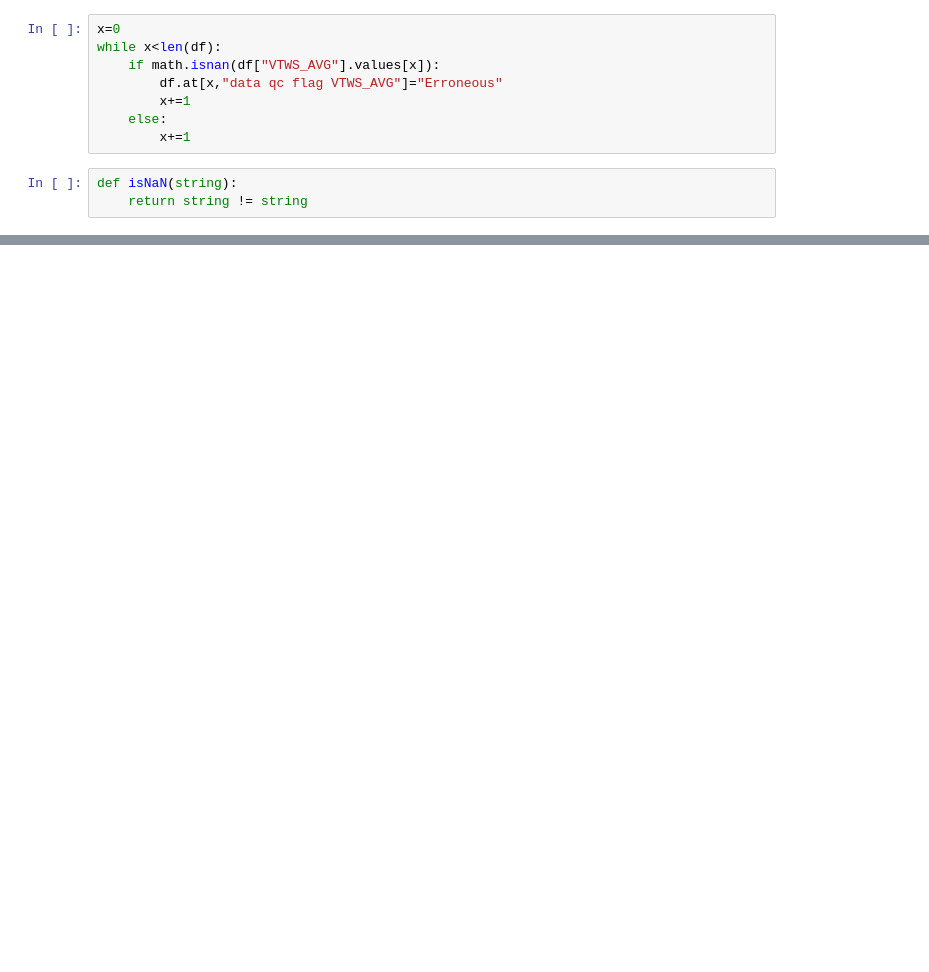
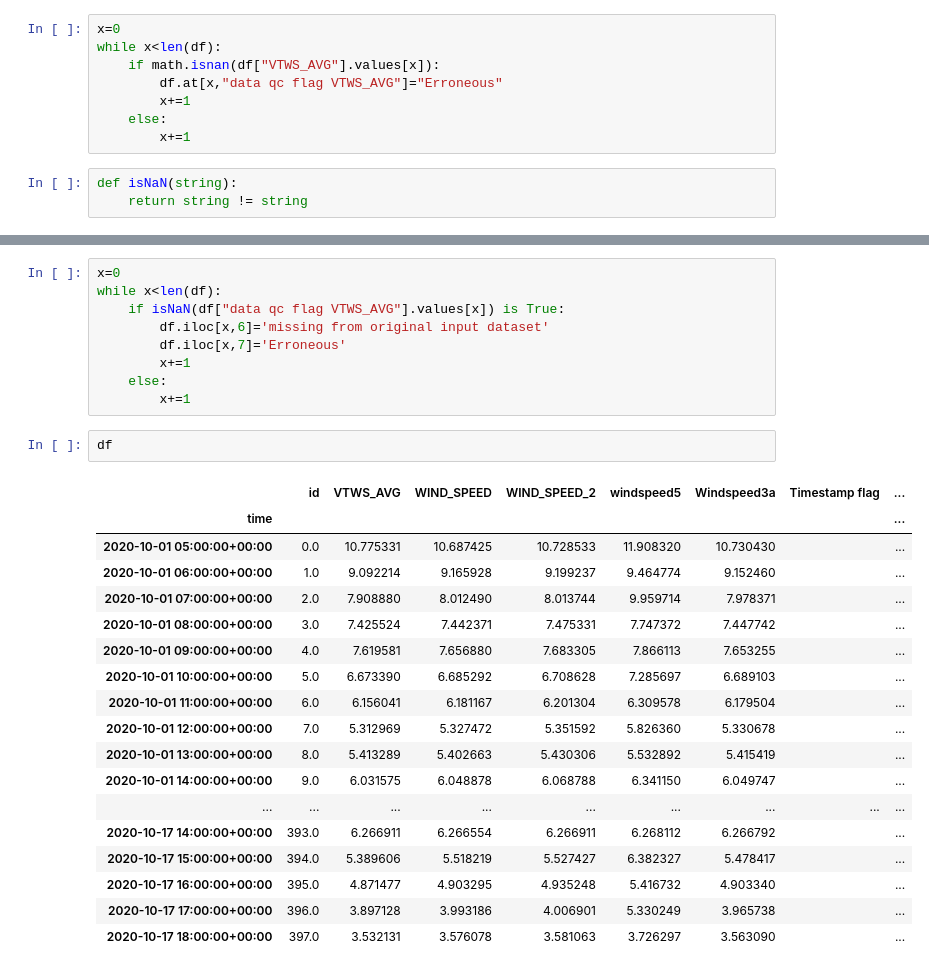
Before and after one commit to ReidHolben/SCE, a Jupyter notebook: SCE Code.ipynb, the cells around one changed output, grey strips where cells are left out. Saved outputs shown, nothing was run; the diff lists cells and outputs as text; blank space fills up the shorter version.

```diff
--- a/SCE Code.ipynb
+++ b/SCE Code.ipynb
@@ -91,0 +77,30 @@ df
+# %%
+x=0
+while x<len(df):
+    if isNaN(df["data qc flag VTWS_AVG"].values[x]) is True:
+        df.iloc[x,6]='missing from original input dataset'
+        df.iloc[x,7]='Erroneous'
+        x+=1
+    else:
+        x+=1
+# %%
+df
+# %% [output]
+|  | id | VTWS_AVG | WIND_SPEED | WIND_SPEED_2 | windspeed5 | Windspeed3a | Timestamp flag | ... |
+| time |  |  |  |  |  |  |  | ... |
+| 2020-10-01 05:00:00+00:00 | 0.0 | 10.775331 | 10.687425 | 10.728533 | 11.908320 | 10.730430 |  | ... |
+| 2020-10-01 06:00:00+00:00 | 1.0 | 9.092214 | 9.165928 | 9.199237 | 9.464774 | 9.152460 |  | ... |
+| 2020-10-01 07:00:00+00:00 | 2.0 | 7.908880 | 8.012490 | 8.013744 | 9.959714 | 7.978371 |  | ... |
+| 2020-10-01 08:00:00+00:00 | 3.0 | 7.425524 | 7.442371 | 7.475331 | 7.747372 | 7.447742 |  | ... |
+| 2020-10-01 09:00:00+00:00 | 4.0 | 7.619581 | 7.656880 | 7.683305 | 7.866113 | 7.653255 |  | ... |
+| 2020-10-01 10:00:00+00:00 | 5.0 | 6.673390 | 6.685292 | 6.708628 | 7.285697 | 6.689103 |  | ... |
+| 2020-10-01 11:00:00+00:00 | 6.0 | 6.156041 | 6.181167 | 6.201304 | 6.309578 | 6.179504 |  | ... |
+| 2020-10-01 12:00:00+00:00 | 7.0 | 5.312969 | 5.327472 | 5.351592 | 5.826360 | 5.330678 |  | ... |
+| 2020-10-01 13:00:00+00:00 | 8.0 | 5.413289 | 5.402663 | 5.430306 | 5.532892 | 5.415419 |  | ... |
+| 2020-10-01 14:00:00+00:00 | 9.0 | 6.031575 | 6.048878 | 6.068788 | 6.341150 | 6.049747 |  | ... |
+| ... | ... | ... | ... | ... | ... | ... | ... | ... |
+| 2020-10-17 14:00:00+00:00 | 393.0 | 6.266911 | 6.266554 | 6.266911 | 6.268112 | 6.266792 |  | ... |
+| 2020-10-17 15:00:00+00:00 | 394.0 | 5.389606 | 5.518219 | 5.527427 | 6.382327 | 5.478417 |  | ... |
+| 2020-10-17 16:00:00+00:00 | 395.0 | 4.871477 | 4.903295 | 4.935248 | 5.416732 | 4.903340 |  | ... |
+| 2020-10-17 17:00:00+00:00 | 396.0 | 3.897128 | 3.993186 | 4.006901 | 5.330249 | 3.965738 |  | ... |
+| 2020-10-17 18:00:00+00:00 | 397.0 | 3.532131 | 3.576078 | 3.581063 | 3.726297 | 3.563090 |  | ... |
```
Also changed, not shown: parts of 7 cells of this notebook.
